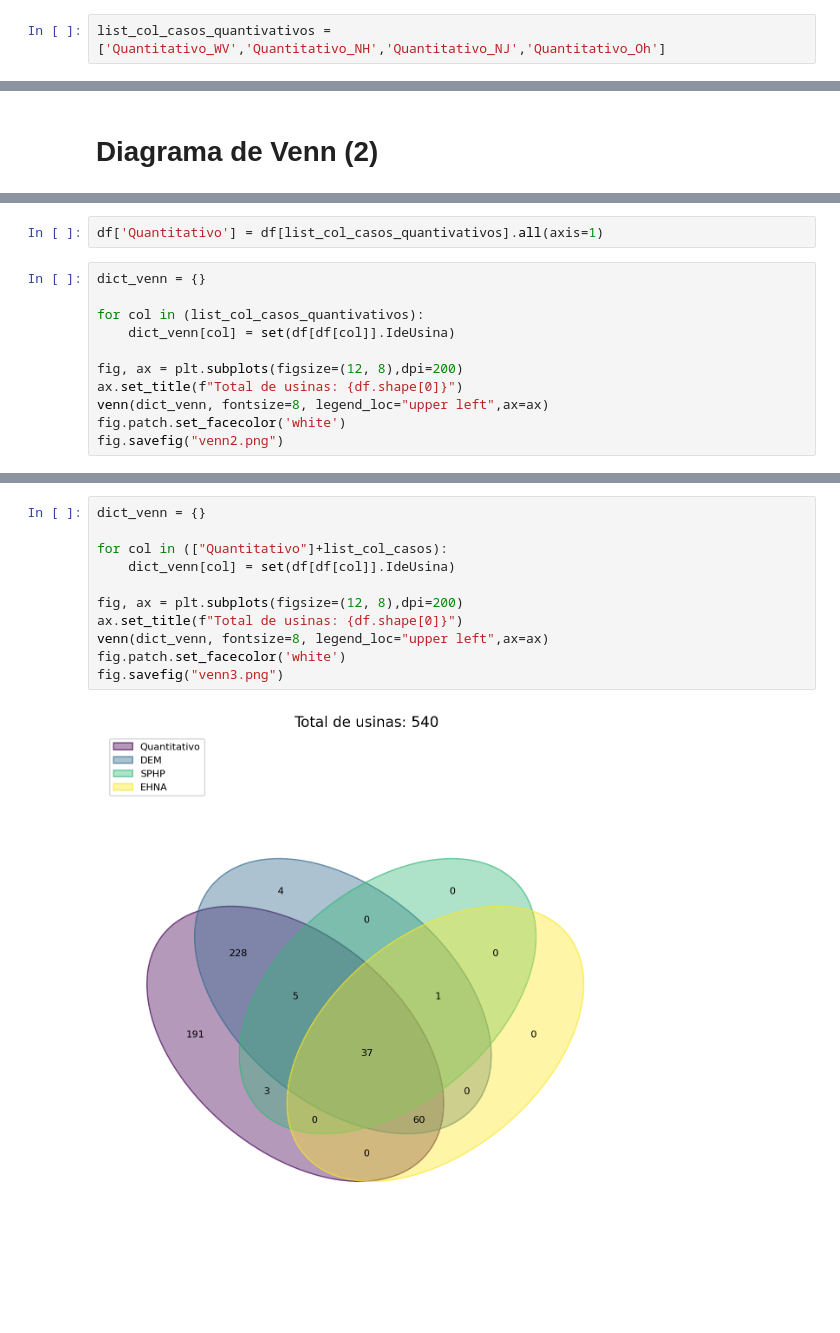
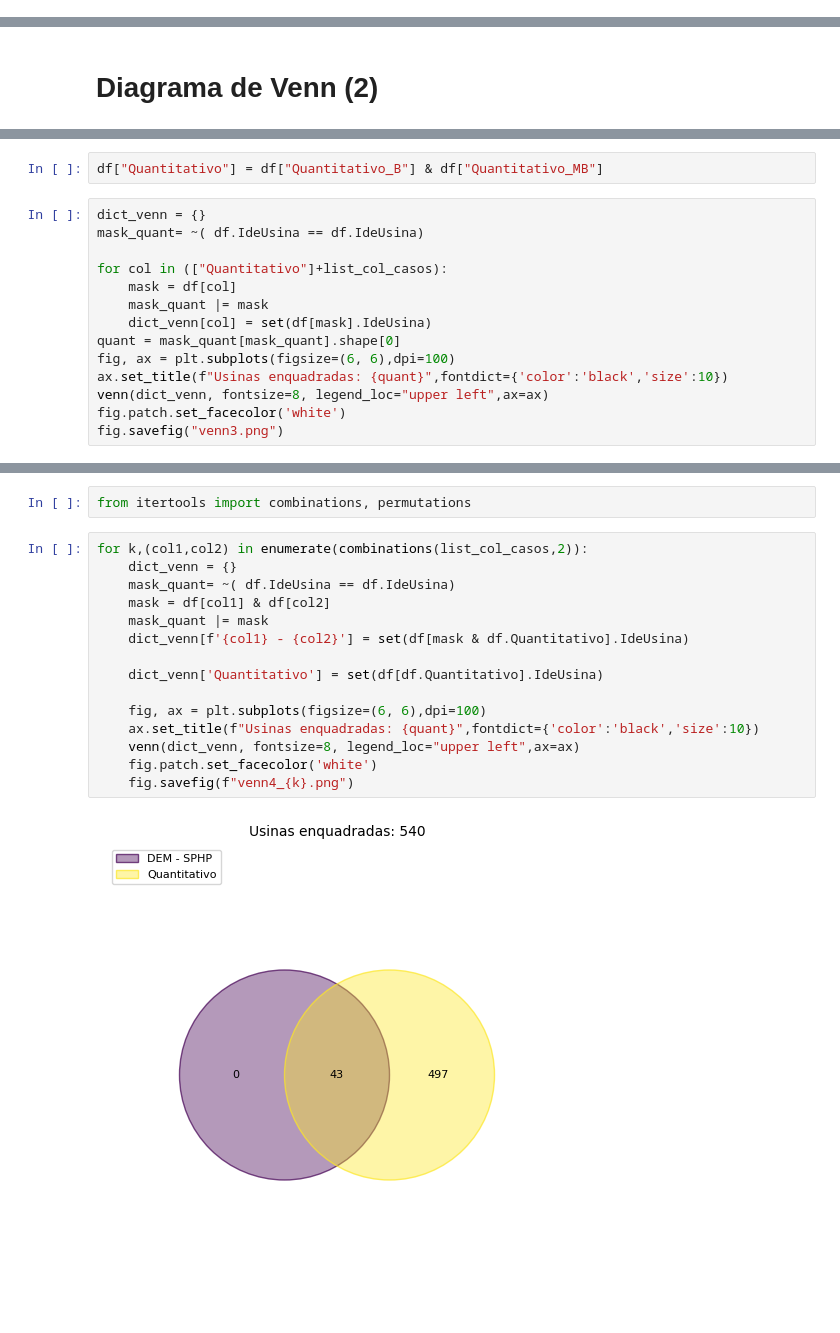
Before and after one commit to Vinicius667/Barragens, a Jupyter notebook: main.ipynb, the cells around one changed output, grey strips where cells are left out. Cells and saved outputs as stored; diff of their text form; blank space fills up the shorter version.

```diff
--- a/main.ipynb
+++ b/main.ipynb
@@ -109,5 +115,3 @@ df["Quantitativo_Oh"] = ((df.MdaCapacidadeTotalEmpreendimento < 61_650) |  (df.M
-# %%
-list_col_casos_quantivativos = ['Quantitativo_WV','Quantitativo_NH','Quantitativo_NJ','Quantitativo_Oh']
 # %% [markdown]
 # Diagrama de Venn
 # %%
@@ -170,14 +191,17 @@ fig.savefig("venn.png")
 # %%
-df['Quantitativo'] = df[list_col_casos_quantivativos].all(axis=1)
+df["Quantitativo"] = df["Quantitativo_B"] & df["Quantitativo_MB"]
 # %%
 dict_venn = {}
+mask_quant= ~( df.IdeUsina == df.IdeUsina)
 
-for col in (list_col_casos_quantivativos):
-    dict_venn[col] = set(df[df[col]].IdeUsina)
-
-fig, ax = plt.subplots(figsize=(12, 8),dpi=200)
-ax.set_title(f"Total de usinas: {df.shape[0]}")
+for col in (["Quantitativo"]+list_col_casos):
+    mask = df[col]
+    mask_quant |= mask
+    dict_venn[col] = set(df[mask].IdeUsina)
+quant = mask_quant[mask_quant].shape[0]
+fig, ax = plt.subplots(figsize=(6, 6),dpi=100)
+ax.set_title(f"Usinas enquadradas: {quant}",fontdict={'color':'black','size':10})
 venn(dict_venn, fontsize=8, legend_loc="upper left",ax=ax)
 fig.patch.set_facecolor('white')
-fig.savefig("venn2.png")
+fig.savefig("venn3.png")
 # %% [output]
@@ -185,13 +209,19 @@ fig.savefig("venn2.png")
+# %%
+from itertools import combinations, permutations
 # %%
-dict_venn = {}
+for k,(col1,col2) in enumerate(combinations(list_col_casos,2)):
+    dict_venn = {}
+    mask_quant= ~( df.IdeUsina == df.IdeUsina)
+    mask = df[col1] & df[col2]
+    mask_quant |= mask
+    dict_venn[f'{col1} - {col2}'] = set(df[mask & df.Quantitativo].IdeUsina)
 
-for col in (["Quantitativo"]+list_col_casos):
-    dict_venn[col] = set(df[df[col]].IdeUsina)
+    dict_venn['Quantitativo'] = set(df[df.Quantitativo].IdeUsina)
 
-fig, ax = plt.subplots(figsize=(12, 8),dpi=200)
-ax.set_title(f"Total de usinas: {df.shape[0]}")
-venn(dict_venn, fontsize=8, legend_loc="upper left",ax=ax)
-fig.patch.set_facecolor('white')
-fig.savefig("venn3.png")
+    fig, ax = plt.subplots(figsize=(6, 6),dpi=100)
+    ax.set_title(f"Usinas enquadradas: {quant}",fontdict={'color':'black','size':10})
+    venn(dict_venn, fontsize=8, legend_loc="upper left",ax=ax)
+    fig.patch.set_facecolor('white')
+    fig.savefig(f"venn4_{k}.png")
 # %% [output]
-[figure, old version]
+[figure, new version]
```
Also changed, not shown: parts of 8 cells of this notebook, 1 other file.
